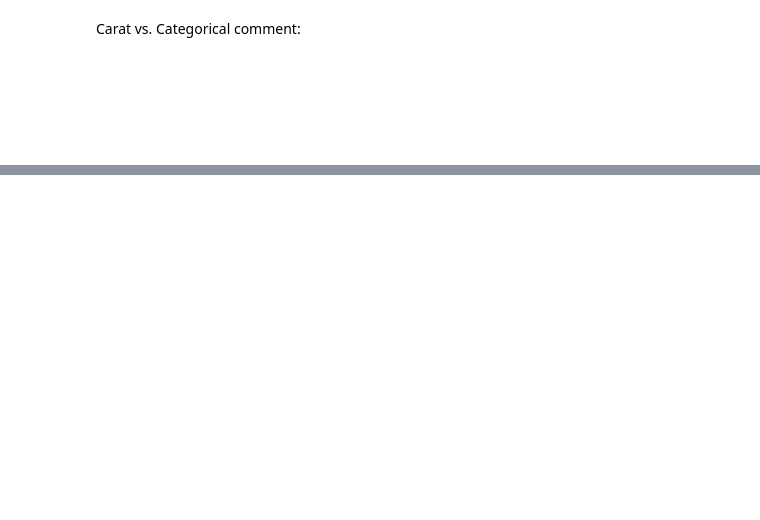
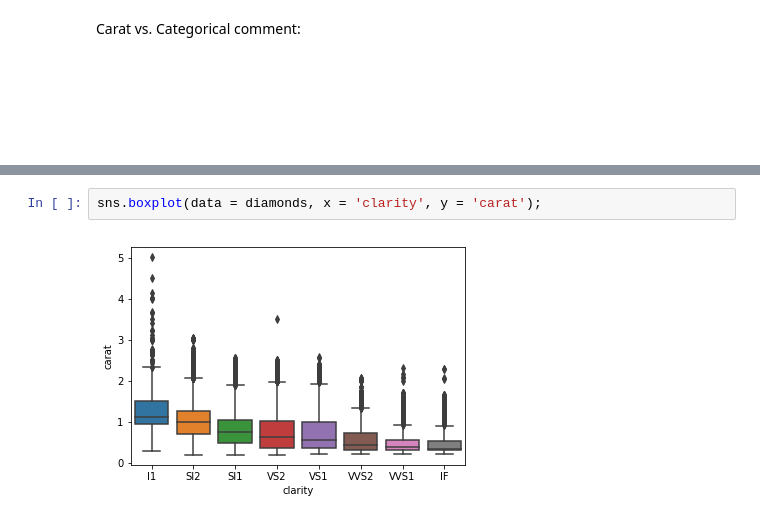
Before and after one commit to deepaksithu/Visualization_Case_Study_Notes, a Jupyter notebook: Bivariate_Exploration.ipynb, the cells around one changed output, grey strips where cells are left out. Saved outputs shown, nothing was run; the diff lists cells and outputs as text; blank space fills up the shorter version.

```diff
--- a/Bivariate_Exploration.ipynb
+++ b/Bivariate_Exploration.ipynb
@@ -106,0 +122,4 @@ Carat vs. Categorical comment: <span style="color:white">These plots should shed
+# %%
+sns.boxplot(data = diamonds, x = 'clarity', y = 'carat');
+# %% [output]
+[figure, added]
```
Also changed, not shown: parts of 5 cells of this notebook.
